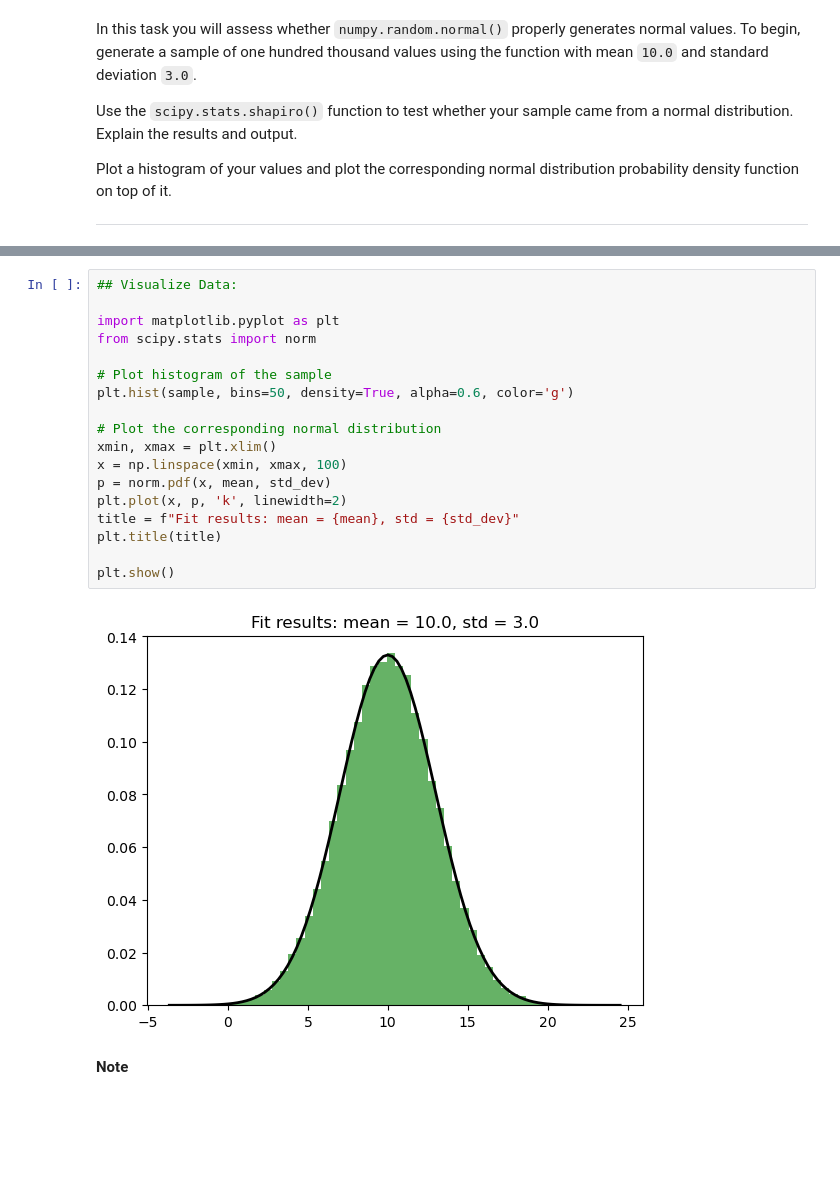
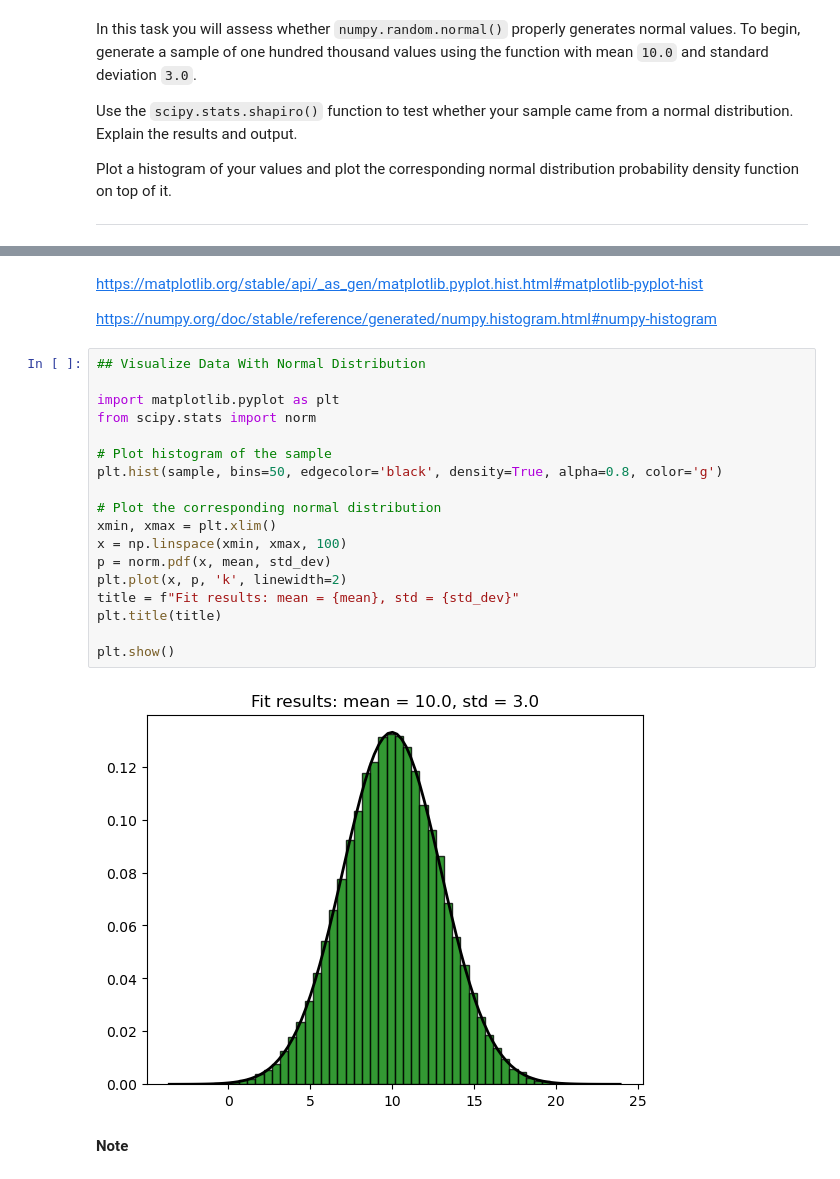
Before and after one commit to ECronin1973/Applied_Statistics_MyWork, a Jupyter notebook: tasks.ipynb, the cells around one changed output, grey strips where cells are left out. Cells and saved outputs as stored; diff of their text form; blank space fills up the shorter version.

```diff
--- a/tasks.ipynb
+++ b/tasks.ipynb
@@ -606,23 +709,27 @@ In our case, the p-value is 0.906, which is much higher than 0.05. This means we
+# %% [markdown]
+https://matplotlib.org/stable/api/_as_gen/matplotlib.pyplot.hist.html#matplotlib-pyplot-hist
+
+https://numpy.org/doc/stable/reference/generated/numpy.histogram.html#numpy-histogram
 # %%
-## Visualize Data:
+## Visualize Data With Normal Distribution
 
 import matplotlib.pyplot as plt
 from scipy.stats import norm
 
 # Plot histogram of the sample
-plt.hist(sample, bins=50, density=True, alpha=0.6, color='g')
+plt.hist(sample, bins=50, edgecolor='black', density=True, alpha=0.8, color='g')
 
 # Plot the corresponding normal distribution
 xmin, xmax = plt.xlim()
 x = np.linspace(xmin, xmax, 100)
 p = norm.pdf(x, mean, std_dev)
 plt.plot(x, p, 'k', linewidth=2)
 title = f"Fit results: mean = {mean}, std = {std_dev}"
 plt.title(title)
 
 plt.show()
 # %% [output]
-[figure, old version]
+[figure, new version]
 # %% [markdown]
 **Note**
 # %% [markdown]
```
Also changed, not shown: parts of 14 cells of this notebook.
